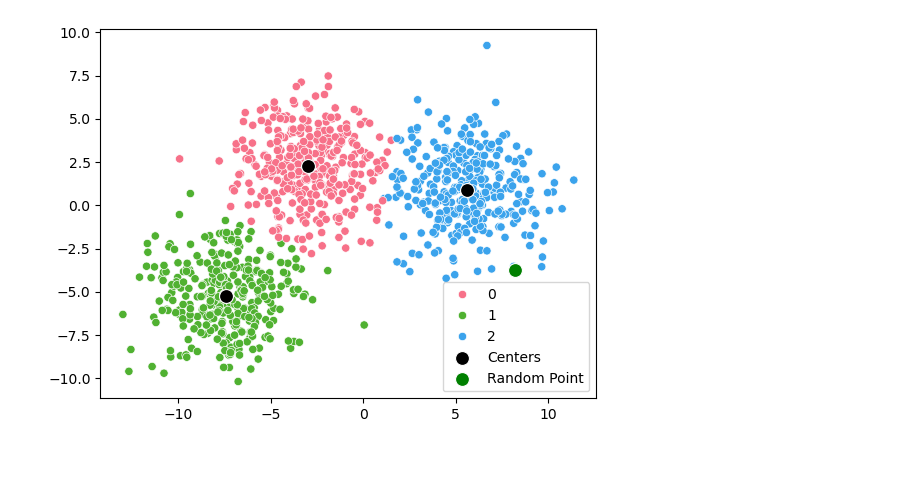
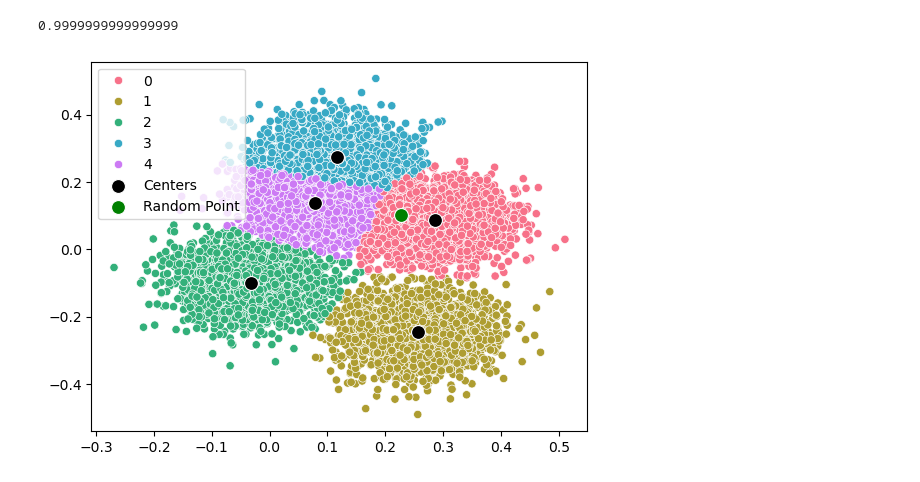
Before and after one commit to jepp3183/Thesis2025, a Jupyter notebook: code/dice_modification.ipynb, the cells around one changed output. Cells and saved outputs as stored; diff of their text form; code cells hidden in the pictures.

```diff
--- a/code/dice_modification.ipynb
+++ b/code/dice_modification.ipynb
@@ -93,36 +99,39 @@ def plot_heatmap(X, y, C, random_point, fn, target_cluster, use_pca=False, solut
     plt.show()
     return bs
 # %%
-k = 3
+k = 5
 
-X, _ = make_blobs(centers=k, cluster_std=2, n_features=2, n_samples=1000)
+X, _ = make_blobs(centers=k, cluster_std=2, n_features=2, n_samples=10000)
+# X, y = load_iris(return_X_y=True)
 # X = StandardScaler().fit_transform(X)
+X = X / np.max(pdist(X))
+print(np.max(pdist(X)))
 # normalize to max 1 dist
-# X = X / np.max(pdist(X))
 km = KMeans(n_clusters=k)
 y = km.fit_predict(X)
 C = km.cluster_centers_
 
 # random point from X:
 random_point = X[[np.random.randint(0, X.shape[0])]]
 
 
 def plot(X, y, C, x, pca=False):
     if pca:
         pca = PCA(n_components=2)
         X = pca.fit_transform(X)
         C = pca.transform(C)
         x = pca.transform(x)
     unique_labels = np.unique(y)
     palette = sns.color_palette("husl", len(unique_labels))  # Use a distinct color palette
     sns.scatterplot(x=X[:, 0], y=X[:, 1], hue=y, palette=palette, legend="full")
     sns.scatterplot(x=C[:, 0], y=C[:, 1], color='black', s=100, marker='o', label='Centers')
     sns.scatterplot(x=x[:, 0], y=x[:, 1], color='green', s=100, marker='o', label='Random Point')
     plt.legend()
     plt.show()
 
 plot(X, y, C, random_point, pca=False)
 # %% [output]
+0.9999999999999999
-[figure, old version]
+[figure, new version]
 # %%
 # Example usage
```
Also changed, not shown: parts of 4 cells of this notebook, 2 other files.
